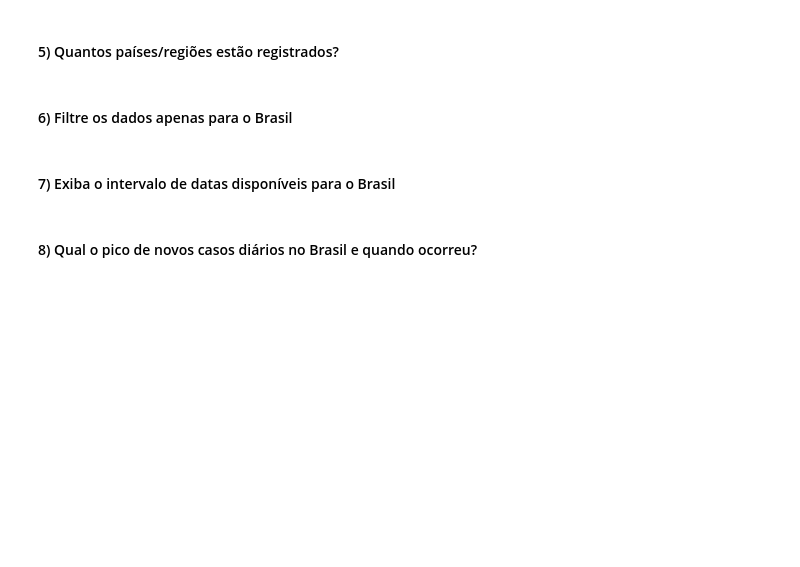
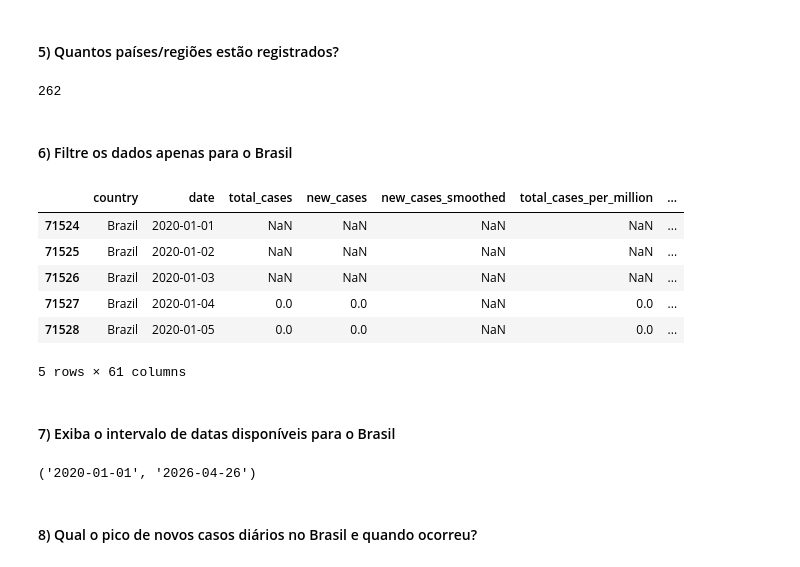
Before and after one commit to moh4b-z/uniSENAI, a Jupyter notebook: Semestre_1/Logica_de_programacao/Aula_13_Exercicio_Analise_Exploratoria_de_Dados.ipynb, the cells around one changed output. Drawn from its saved outputs; the diff is of its cells as text; code cells hidden in the pictures; blank space fills up the shorter version.

```diff
--- a/Semestre_1/Logica_de_programacao/Aula_13_Exercicio_Analise_Exploratoria_de_Dados.ipynb
+++ b/Semestre_1/Logica_de_programacao/Aula_13_Exercicio_Analise_Exploratoria_de_Dados.ipynb
@@ -20,8 +91,29 @@ Dataset URL (CSV): 'https://catalog.ourworldindata.org/garden/covid/latest/compa
 # %% [markdown]
 #### 5) Quantos países/regiões estão registrados?
+# %%
+df['country'].nunique()
+# %% [output]
+262
 # %% [markdown]
 #### 6) Filtre os dados apenas para o Brasil
+# %%
+#df[df['country'] == 'Brazil']
+
+brasil = df[df['country'] == 'Brazil']
+brasil.head()
+# %% [output]
+|  | country | date | total_cases | new_cases | new_cases_smoothed | total_cases_per_million | ... |
+| 71524 | Brazil | 2020-01-01 | NaN | NaN | NaN | NaN | ... |
+| 71525 | Brazil | 2020-01-02 | NaN | NaN | NaN | NaN | ... |
+| 71526 | Brazil | 2020-01-03 | NaN | NaN | NaN | NaN | ... |
+| 71527 | Brazil | 2020-01-04 | 0.0 | 0.0 | NaN | 0.0 | ... |
+| 71528 | Brazil | 2020-01-05 | 0.0 | 0.0 | NaN | 0.0 | ... |
+5 rows × 61 columns
 # %% [markdown]
 #### 7) Exiba o intervalo de datas disponíveis para o Brasil
+# %%
+brasil['date'].min(), brasil['date'].max()
+# %% [output]
+('2020-01-01', '2026-04-26')
 # %% [markdown]
 #### 8) Qual o pico de novos casos diários no Brasil e quando ocorreu?
```
Also changed, not shown: parts of 15 cells of this notebook.
